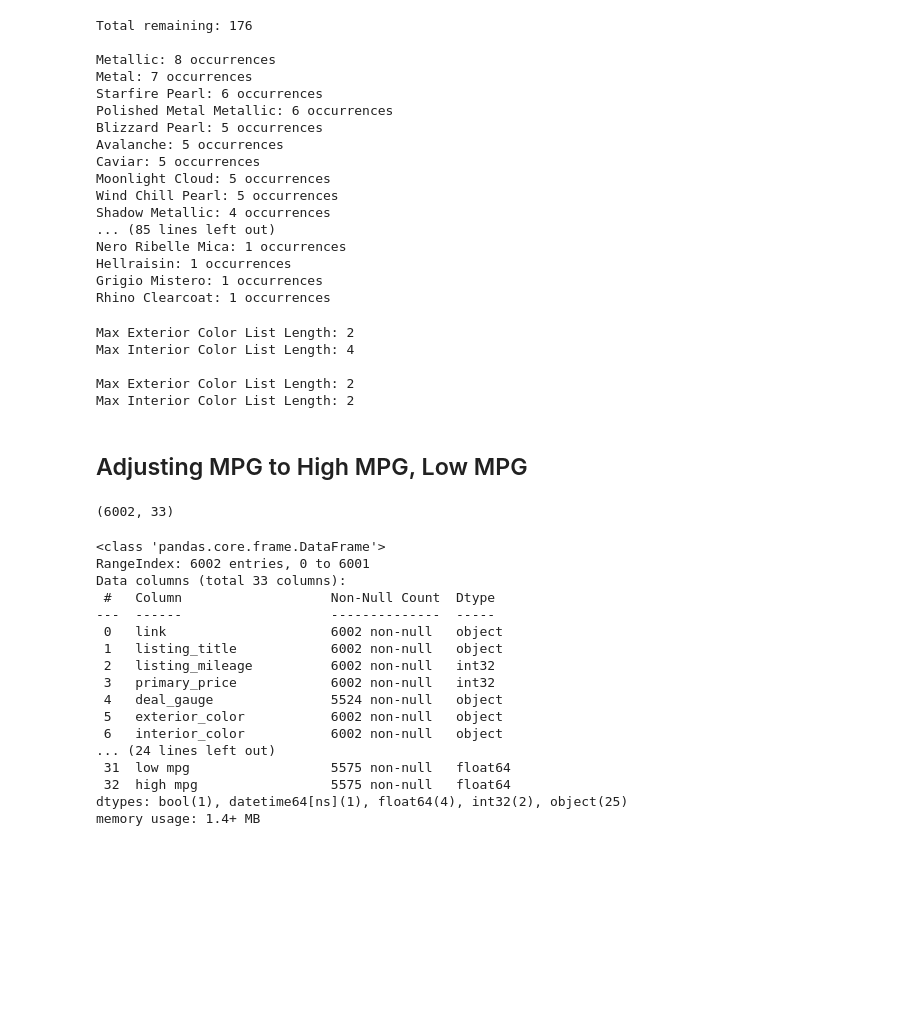
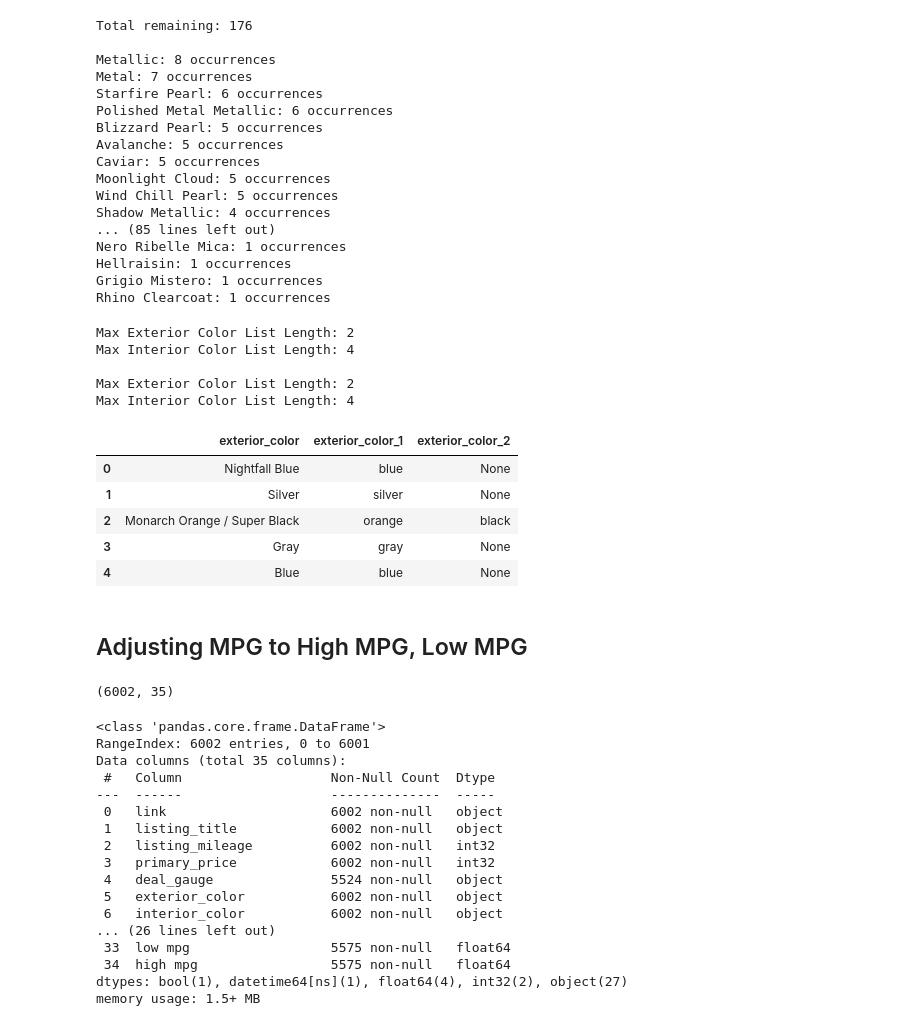
Before and after one commit to evanhollier/Cars_Project, a Jupyter notebook: data_preprocessing.ipynb, the cells around one changed output. Drawn from its saved outputs; the diff is of its cells as text; code cells hidden in the pictures; blank space fills up the shorter version.

Commit message:
Update df with color_df's mapped colors

```diff
--- a/data_preprocessing.ipynb
+++ b/data_preprocessing.ipynb
@@ -371,6 +371,11 @@ Nero Ribelle Mica: 1 occurrences
 Hellraisin: 1 occurrences
 Grigio Mistero: 1 occurrences
 Rhino Clearcoat: 1 occurrences
+# %%
+### Set remaining unique colors to None
+common_colors_set = set(common_colors)
+color_df['exterior_color'] = color_df['exterior_color'].apply(lambda colors: [color if color in common_colors_set else None for color in colors])
+color_df = color_df.reset_index(drop=True)
 # %%
 ### Check the maximum number of colors listed together
 max_exterior_color_length = color_df['exterior_color'].apply(len).max()
@@ -381,9 +386,11 @@ print(f"Max Interior Color List Length: {max_interior_color_length}")
 ### After checking the 8 colors that have more than 2 listed,
 ### I can see that 2 color columns for each exterior and interior will be sufficient.
 
-# Remove duplicate colors
-color_df['exterior_color'] = color_df['exterior_color'].apply(tuple)
-color_df = color_df.drop_duplicates(subset='exterior_color')
+# Remove duplicate colors within the same row
+for index, row in color_df.iterrows():
+    if isinstance(row['exterior_color'], list):
+        # Remove duplicates within the same row
+        color_df.at[index, 'exterior_color'] = list(set(row['exterior_color']))
 color_df = color_df.reset_index(drop=True)
 print()
 
@@ -396,4 +403,4 @@ Max Exterior Color List Length: 2
 Max Interior Color List Length: 4
 
 Max Exterior Color List Length: 2
-Max Interior Color List Length: 2
+Max Interior Color List Length: 4
@@ -404,3 +407,26 @@ Max Interior Color List Length: 2
+# %%
+### Update df with color_df's mapped colors
+# Create two new columns in df for mapped colors
+df['exterior_color_1'] = None
+df['exterior_color_2'] = None
+
+# Iterate through each row in color_df and update df
+for index, row in color_df.iterrows():
+    if isinstance(row['exterior_color'], list):
+        # Update df with the first and second colors (if available)
+        df.at[index, 'exterior_color_1'] = row['exterior_color'][0] if row['exterior_color'] else None
+        df.at[index, 'exterior_color_2'] = row['exterior_color'][1] if len(row['exterior_color']) > 1 else None
+
+# Display the updated df
+#pd.set_option('display.max_rows', None)
+df[['exterior_color', 'exterior_color_1', 'exterior_color_2']].head()
+# %% [output]
+|  | exterior_color | exterior_color_1 | exterior_color_2 |
+| 0 | Nightfall Blue | blue | None |
+| 1 | Silver | silver | None |
+| 2 | Monarch Orange / Super Black | orange | black |
+| 3 | Gray | gray | None |
+| 4 | Blue | blue | None |
 # %% [markdown]
 ## Adjusting MPG to High MPG, Low MPG
 # %%
@@ -425,13 +451,13 @@ df['high mpg'] = df['high mpg'].replace(-1, np.nan)
 # %%
 df.shape
 # %% [output]
-(6002, 33)
+(6002, 35)
 # %%
 df.info()
 # %% [output]
 <class 'pandas.core.frame.DataFrame'>
 RangeIndex: 6002 entries, 0 to 6001
-Data columns (total 33 columns):
+Data columns (total 35 columns):
  #   Column                   Non-Null Count  Dtype
 ---  ------                   --------------  -----
  0   link                     6002 non-null   object
@@ -441,10 +467,10 @@ Data columns (total 33 columns):
  4   deal_gauge               5524 non-null   object
  5   exterior_color           6002 non-null   object
  6   interior_color           6002 non-null   object
-... (24 lines left out)
- 31  low mpg                  5575 non-null   float64
- 32  high mpg                 5575 non-null   float64
-dtypes: bool(1), datetime64[ns](1), float64(4), int32(2), object(25)
-memory usage: 1.4+ MB
+... (26 lines left out)
+ 33  low mpg                  5575 non-null   float64
+ 34  high mpg                 5575 non-null   float64
+dtypes: bool(1), datetime64[ns](1), float64(4), int32(2), object(27)
+memory usage: 1.5+ MB
 # %%
 df.to_csv('new_cars.csv',index=False)
```
Also changed, not shown: parts of 1 cell of this notebook, 1 other file.
